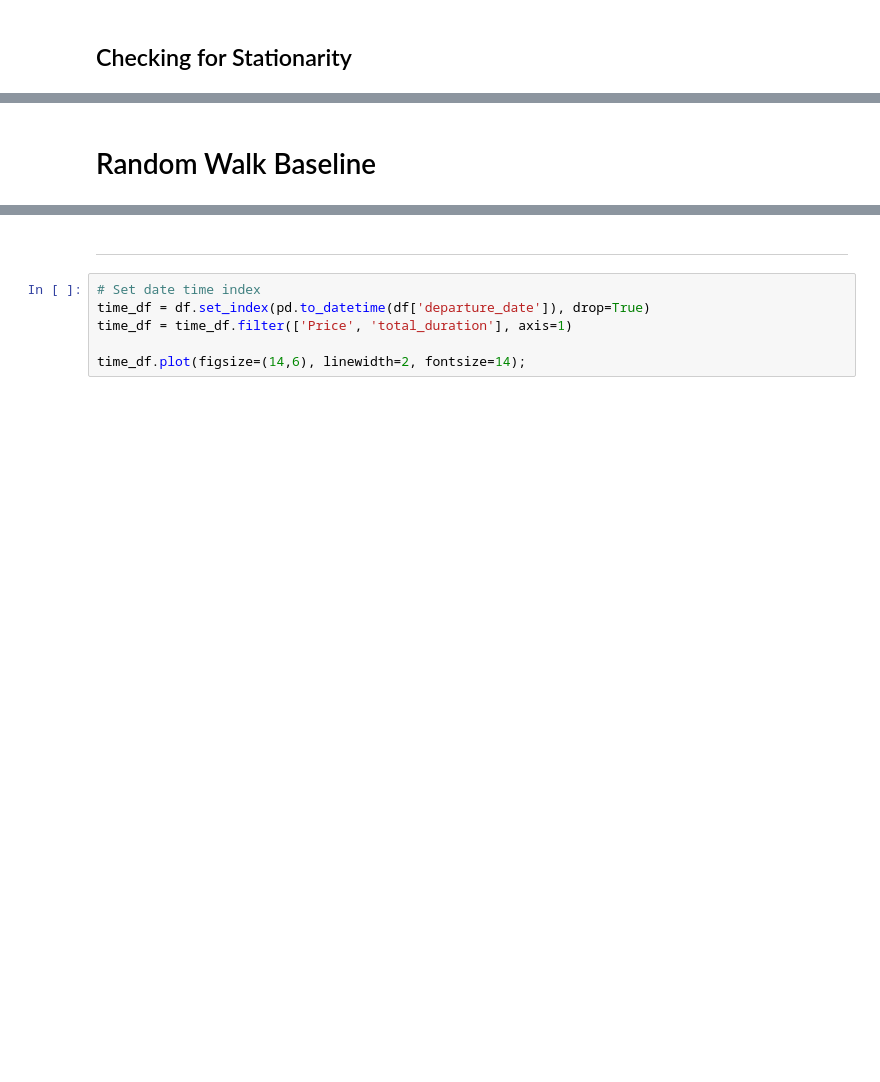
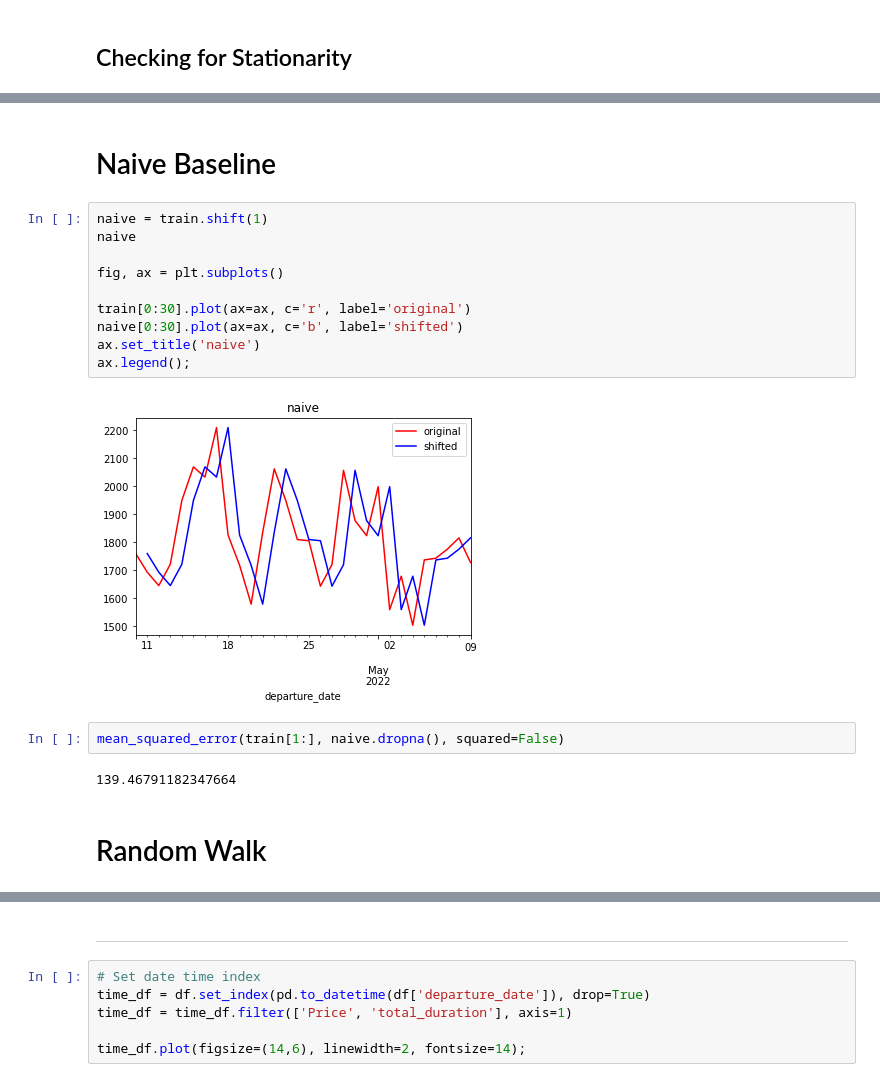
Before and after one commit to cjunhyuk/Kayak_Price_Analysis, a Jupyter notebook: Modeling.ipynb, the cells around one changed output, grey strips where cells are left out. Cells and saved outputs as stored; diff of their text form; blank space fills up the shorter version.

```diff
--- a/Modeling.ipynb
+++ b/Modeling.ipynb
@@ -629,4 +597,23 @@ train.plot(figsize = (16,6));
+# %% [markdown]
+
+# Naive Baseline
+# %%
+naive = train.shift(1)
+naive
+
+fig, ax = plt.subplots()
+
+train[0:30].plot(ax=ax, c='r', label='original')
+naive[0:30].plot(ax=ax, c='b', label='shifted')
+ax.set_title('naive')
+ax.legend();
+# %% [output]
+[figure, added]
+# %%
+mean_squared_error(train[1:], naive.dropna(), squared=False)
+# %% [output]
+139.46791182347664
 # %% [markdown]
 
-# Random Walk Baseline
+# Random Walk
 # %%
```
Also changed, not shown: parts of 54 cells of this notebook.
